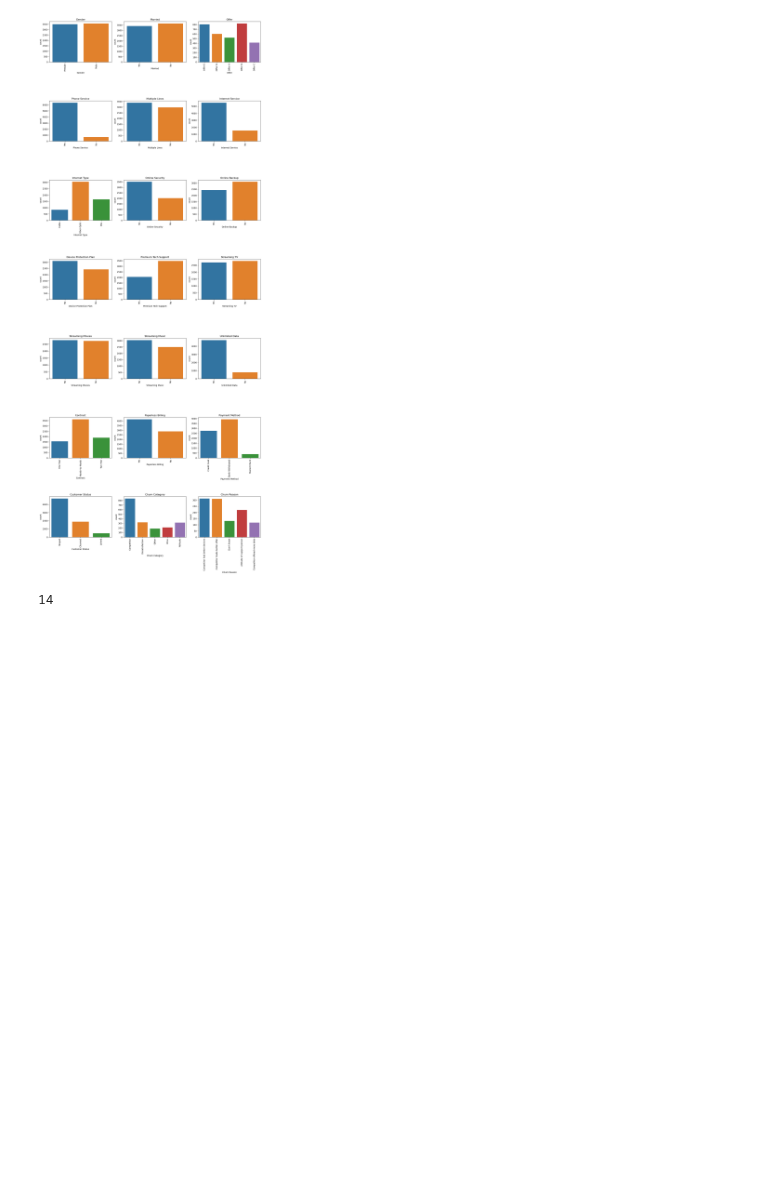
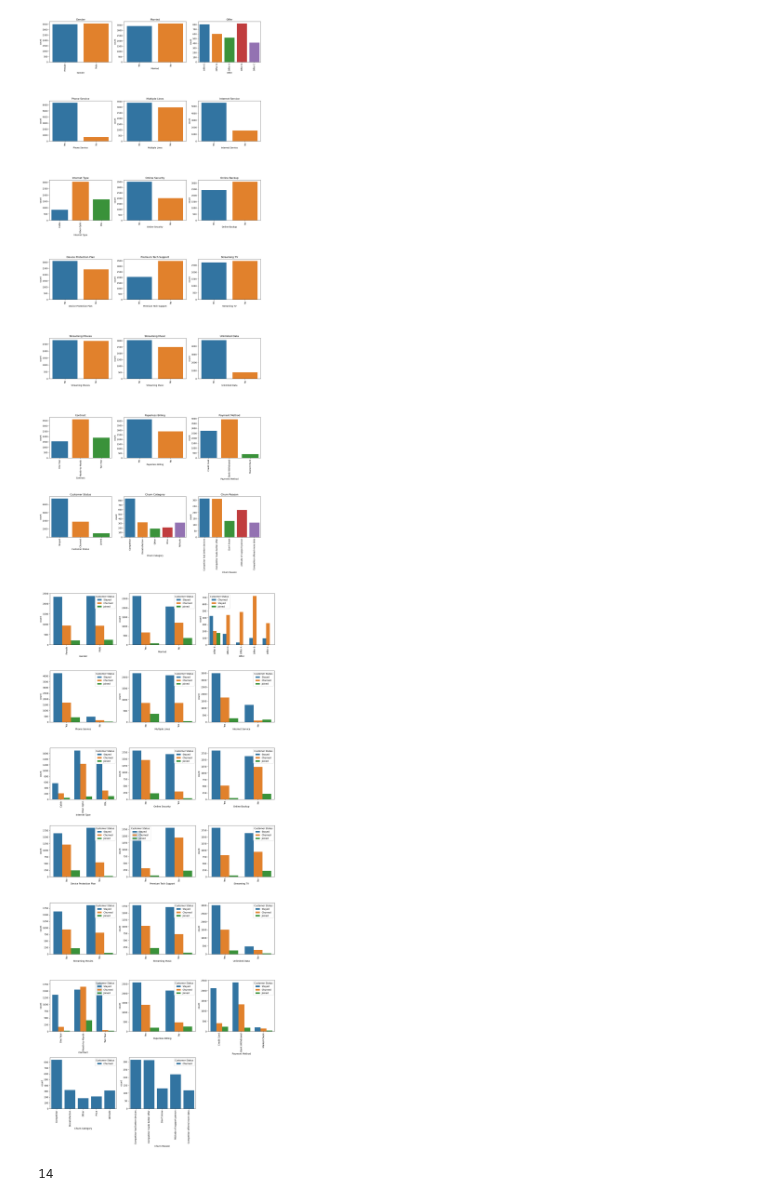
Before and after one commit to Sahilkhan-34/Exploratory_data_analysis_EDA, a Jupyter notebook: Telecom_Customer_Churn/Telecom_Customer_Churn_Prediction.ipynb, the cells around one changed output. Saved outputs shown, nothing was run; the diff lists cells and outputs as text; code cells hidden in the pictures; blank space fills up the shorter version.

Commit message:
plot some more graphs

```diff
--- a/Telecom_Customer_Churn/Telecom_Customer_Churn_Prediction.ipynb
+++ b/Telecom_Customer_Churn/Telecom_Customer_Churn_Prediction.ipynb
@@ -215,3 +209,38 @@ if 'Customer Status' in categorical_cols:
+# %%
+# Plotting count plot with hue Customer Status
+
+# remove target Column
+if 'Customer Status' in categorical_cols:
+    categorical_cols.remove('Customer Status')
+
+# create figure and sub plot
+
+num_cols = len(categorical_cols)
+ncol = 3
+nrow = (num_cols + ncol) // ncol
+fig, axs = plt.subplots(nrows=nrow, ncols=ncol, figsize=(15, 5*nrow))
+axs = axs.flatten()
+
+
+for i, var in enumerate(categorical_cols):
+    top_5_values = df[var].value_counts().nlargest(5).index
+    filter_values_df = df[df[var].isin(top_5_values)]
+    sns.countplot(x=var, hue='Customer Status', data=filter_values_df, ax=axs[i])
+    axs[i].set_xticklabels(axs[i].get_xticklabels(), rotation=90)
+
+
+# removing extra subplots
+if num_cols < len(axs):
+    for i in range(num_cols, len(axs)):
+        fig.delaxes(axs[i])
+
+# Adjust the space between subplots
+fig.tight_layout()
+
+# Show the plot
+plt.show()
+# %% [output]
+[figure, added]
 # %%
 numerical_cols = df.select_dtypes(exclude='object').columns.to_list()
 
```
Also changed, not shown: parts of 1 cell of this notebook.
